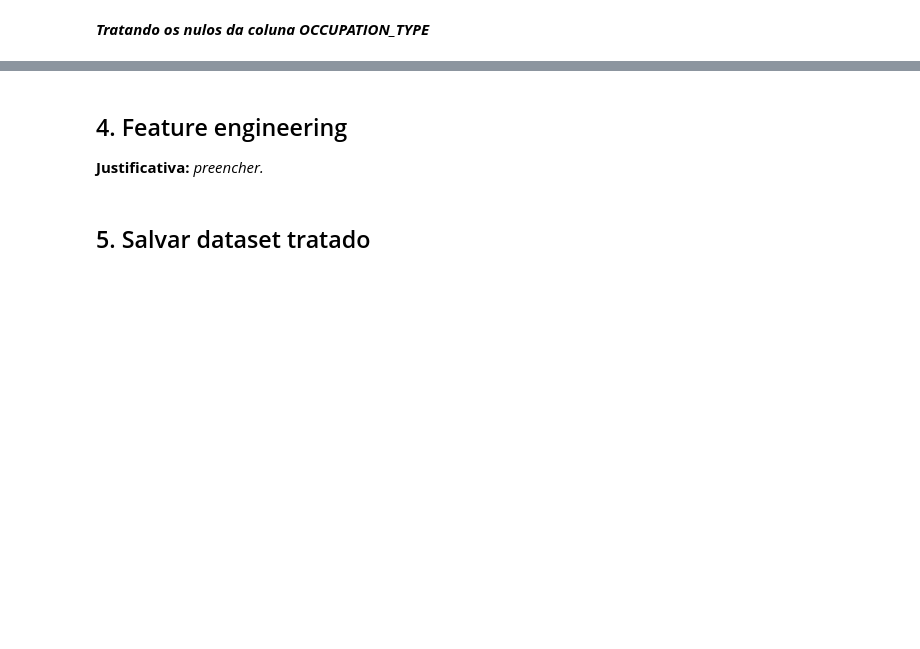
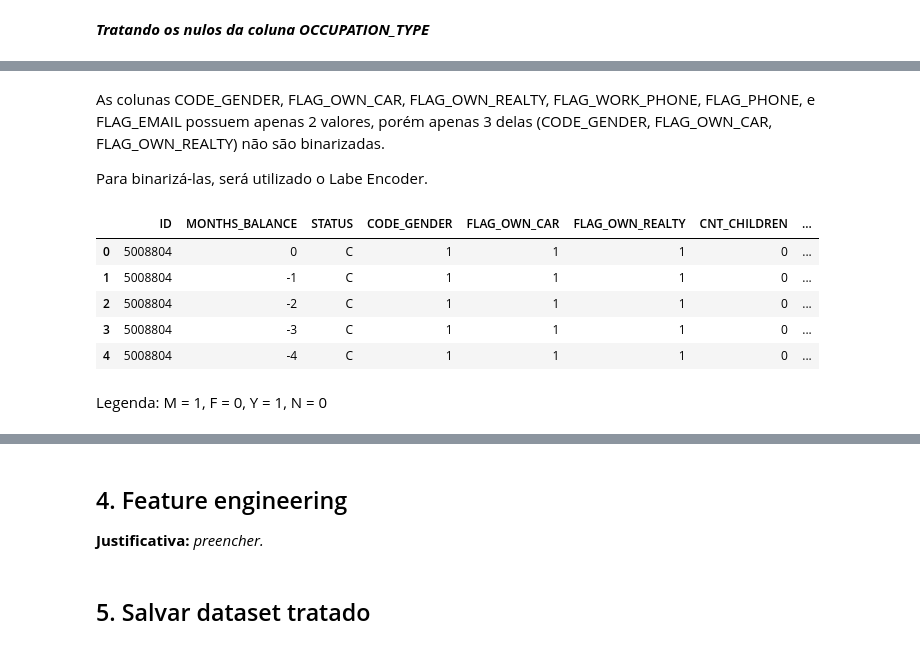
Before and after one commit to dianafismed/postech-tech-challenge-fase2, a Jupyter notebook: notebooks/02_preprocessamento.ipynb, the cells around one changed output, grey strips where cells are left out. Drawn from its saved outputs; the diff is of its cells as text; code cells hidden in the pictures; blank space fills up the shorter version.

```diff
--- a/notebooks/02_preprocessamento.ipynb
+++ b/notebooks/02_preprocessamento.ipynb
@@ -128,0 +156,22 @@ df.FLAG_OWN_REALTY = df.FLAG_OWN_REALTY.apply(lambda x: 1 if x == 'Y' else 0)
+# %% [markdown]
+As colunas CODE_GENDER, FLAG_OWN_CAR, FLAG_OWN_REALTY, FLAG_WORK_PHONE, FLAG_PHONE, e FLAG_EMAIL possuem apenas 2 valores, porém apenas 3 delas (CODE_GENDER, FLAG_OWN_CAR, FLAG_OWN_REALTY) não são binarizadas.
+
+Para binarizá-las, será utilizado o Labe Encoder.
+# %%
+# Separando as colunas
+colunas = ['CODE_GENDER','FLAG_OWN_CAR','FLAG_OWN_REALTY']
+
+# Aplicando o label_encorder
+label_encoder = LabelEncoder()
+for i in colunas:
+  df[i] = label_encoder.fit_transform(df[i])
+df.head()
+# %% [output]
+|  | ID | MONTHS_BALANCE | STATUS | CODE_GENDER | FLAG_OWN_CAR | FLAG_OWN_REALTY | CNT_CHILDREN | ... |
+| 0 | 5008804 | 0 | C | 1 | 1 | 1 | 0 | ... |
+| 1 | 5008804 | -1 | C | 1 | 1 | 1 | 0 | ... |
+| 2 | 5008804 | -2 | C | 1 | 1 | 1 | 0 | ... |
+| 3 | 5008804 | -3 | C | 1 | 1 | 1 | 0 | ... |
+| 4 | 5008804 | -4 | C | 1 | 1 | 1 | 0 | ... |
+# %% [markdown]
+Legenda: M = 1, F = 0, Y = 1, N = 0
```
Also changed, not shown: parts of 31 cells of this notebook, 1 other file.
